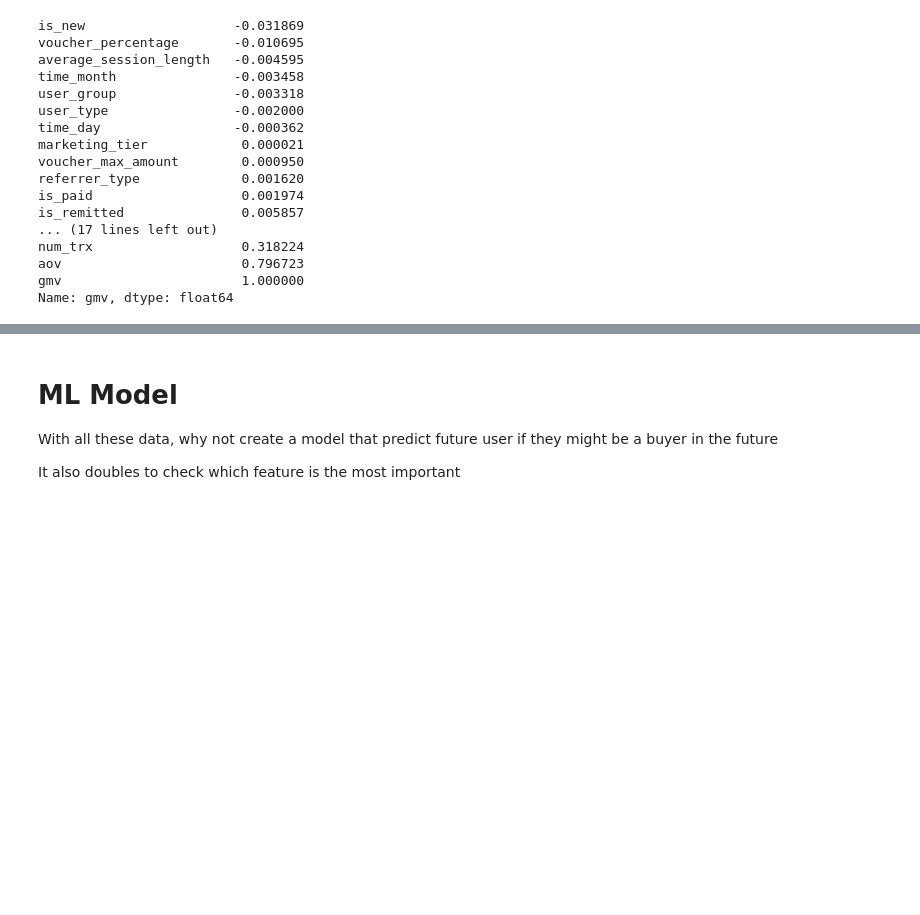
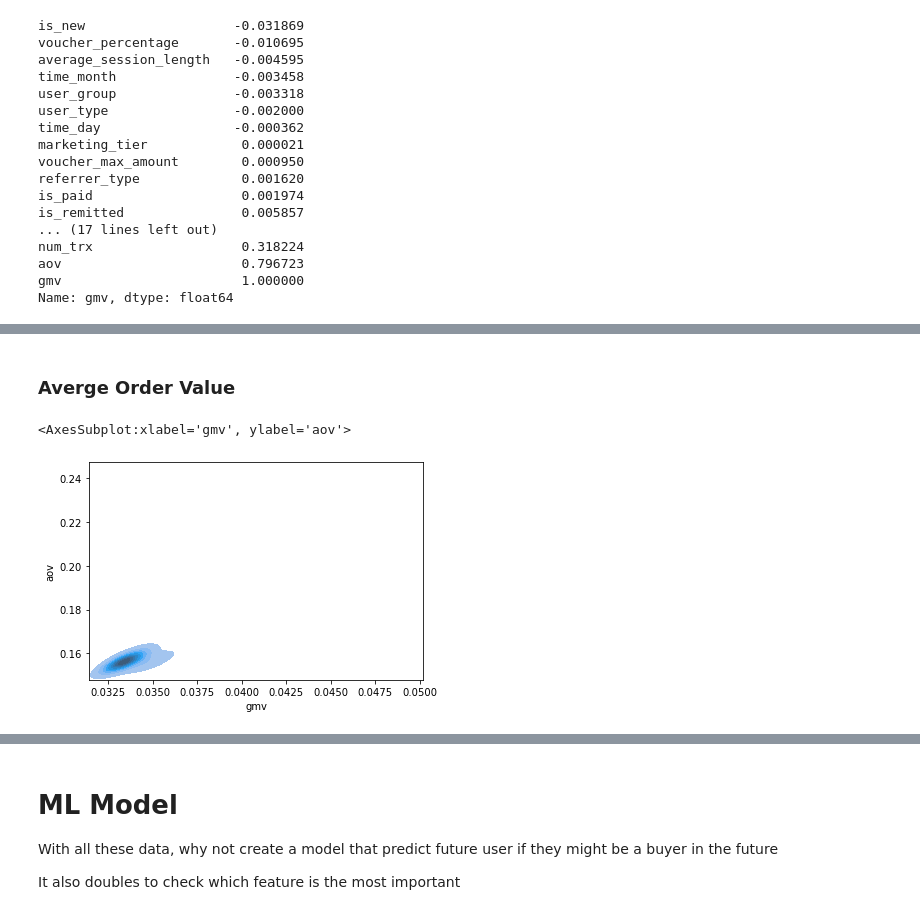
Before and after one commit to Edel-weiB/Bukalapak-Challange, a Jupyter notebook: main.ipynb, the cells around one changed output, grey strips where cells are left out. Drawn from its saved outputs; the diff is of its cells as text; code cells hidden in the pictures; blank space fills up the shorter version.

```diff
--- a/main.ipynb
+++ b/main.ipynb
@@ -276,0 +302,7 @@ Name: gmv, dtype: float64
+# %% [markdown]
+### Averge Order Value
+# %%
+sns.kdeplot(data = data.sample(200), x = "gmv", y = "aov", fill=True)
+# %% [output]
+<AxesSubplot:xlabel='gmv', ylabel='aov'>
+[figure, added]
```
Also changed, not shown: parts of 22 cells of this notebook.
